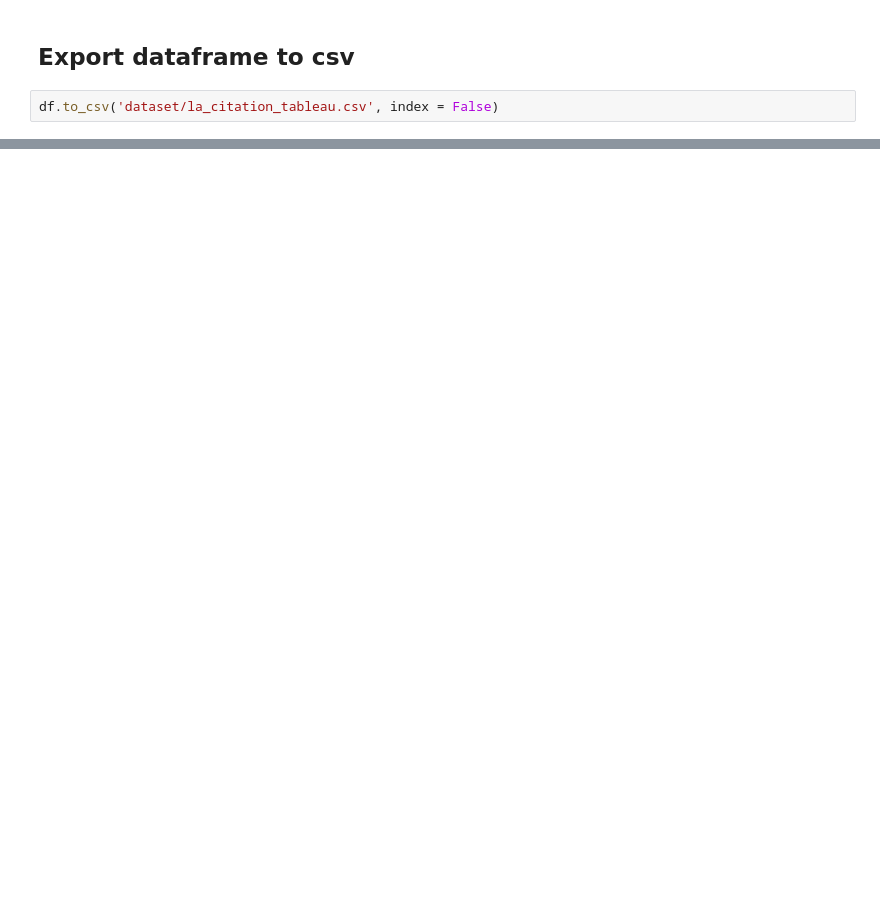
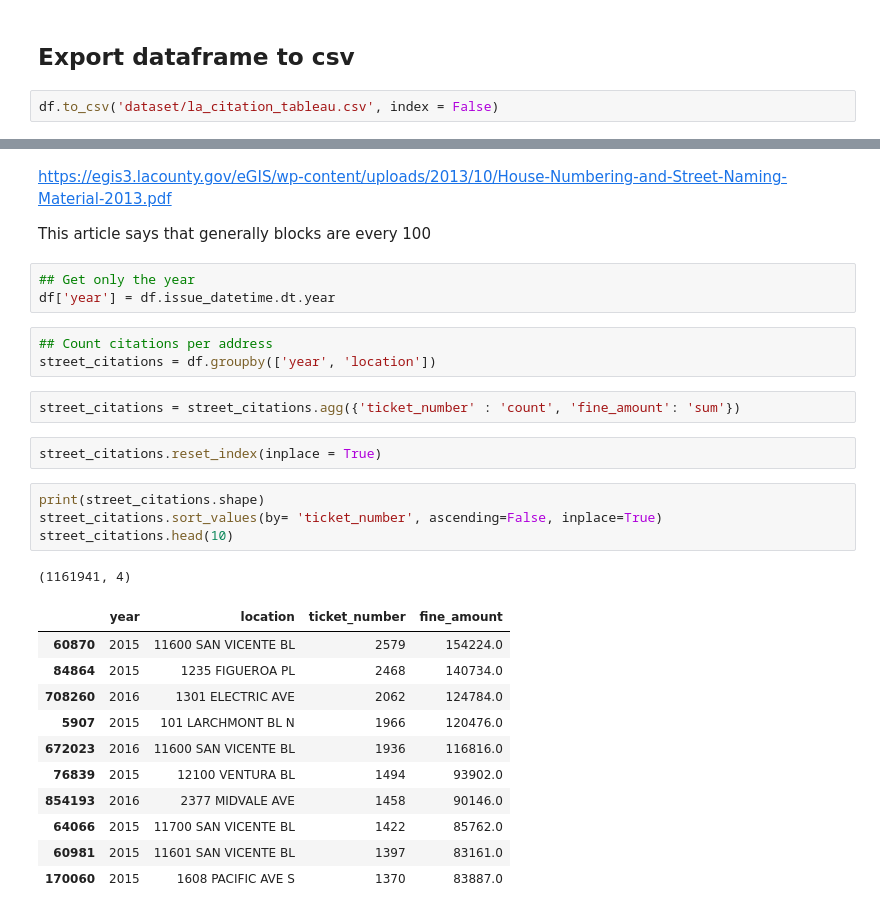
Before and after one commit to jachen36/2018_la_parking_citation, a Jupyter notebook: Export For tableau.ipynb, the cells around one changed output, grey strips where cells are left out. Cells and saved outputs as stored; diff of their text form; blank space fills up the shorter version.

```diff
--- a/Export For tableau.ipynb
+++ b/Export For tableau.ipynb
@@ -141,0 +144,31 @@ df.to_csv('dataset/la_citation_tableau.csv', index = False)
+# %% [markdown]
+https://egis3.lacounty.gov/eGIS/wp-content/uploads/2013/10/House-Numbering-and-Street-Naming-Material-2013.pdf
+
+This article says that generally blocks are every 100
+# %%
+## Get only the year
+df['year'] = df.issue_datetime.dt.year
+# %%
+## Count citations per address
+street_citations = df.groupby(['year', 'location'])
+# %%
+street_citations = street_citations.agg({'ticket_number' : 'count', 'fine_amount': 'sum'})
+# %%
+street_citations.reset_index(inplace = True)
+# %%
+print(street_citations.shape)
+street_citations.sort_values(by= 'ticket_number', ascending=False, inplace=True)
+street_citations.head(10)
+# %% [output]
+(1161941, 4)
+|  | year | location | ticket_number | fine_amount |
+| 60870 | 2015 | 11600 SAN VICENTE BL | 2579 | 154224.0 |
+| 84864 | 2015 | 1235 FIGUEROA PL | 2468 | 140734.0 |
+| 708260 | 2016 | 1301 ELECTRIC AVE | 2062 | 124784.0 |
+| 5907 | 2015 | 101 LARCHMONT BL N | 1966 | 120476.0 |
+| 672023 | 2016 | 11600 SAN VICENTE BL | 1936 | 116816.0 |
+| 76839 | 2015 | 12100 VENTURA BL | 1494 | 93902.0 |
+| 854193 | 2016 | 2377 MIDVALE AVE | 1458 | 90146.0 |
+| 64066 | 2015 | 11700 SAN VICENTE BL | 1422 | 85762.0 |
+| 60981 | 2015 | 11601 SAN VICENTE BL | 1397 | 83161.0 |
+| 170060 | 2015 | 1608 PACIFIC AVE S | 1370 | 83887.0 |
```
Also changed, not shown: parts of 19 cells of this notebook, 3 other files.
